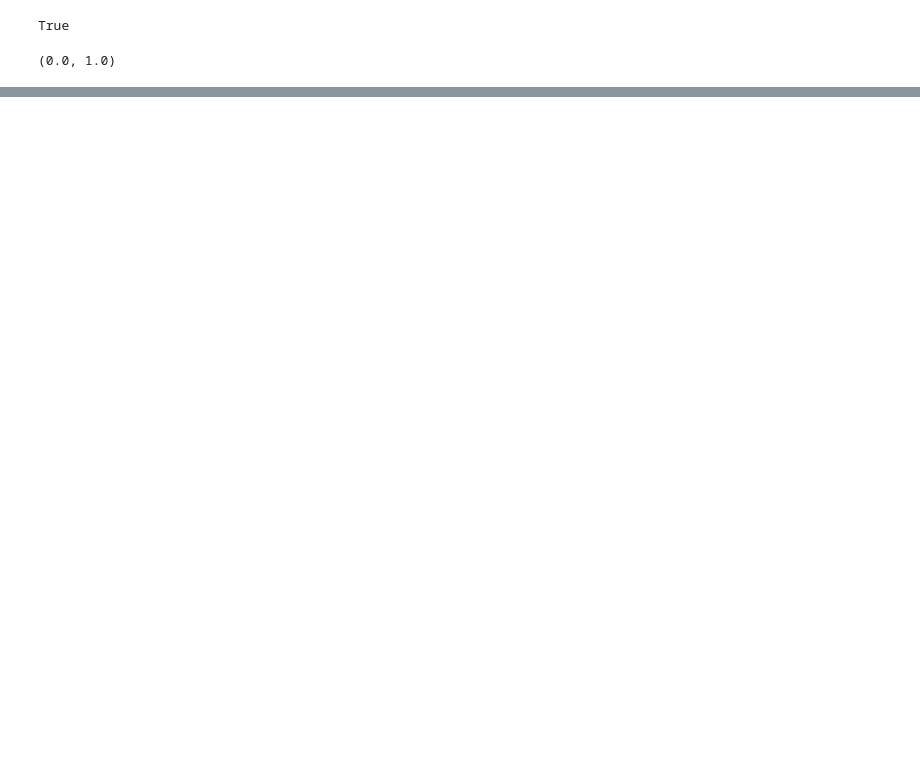
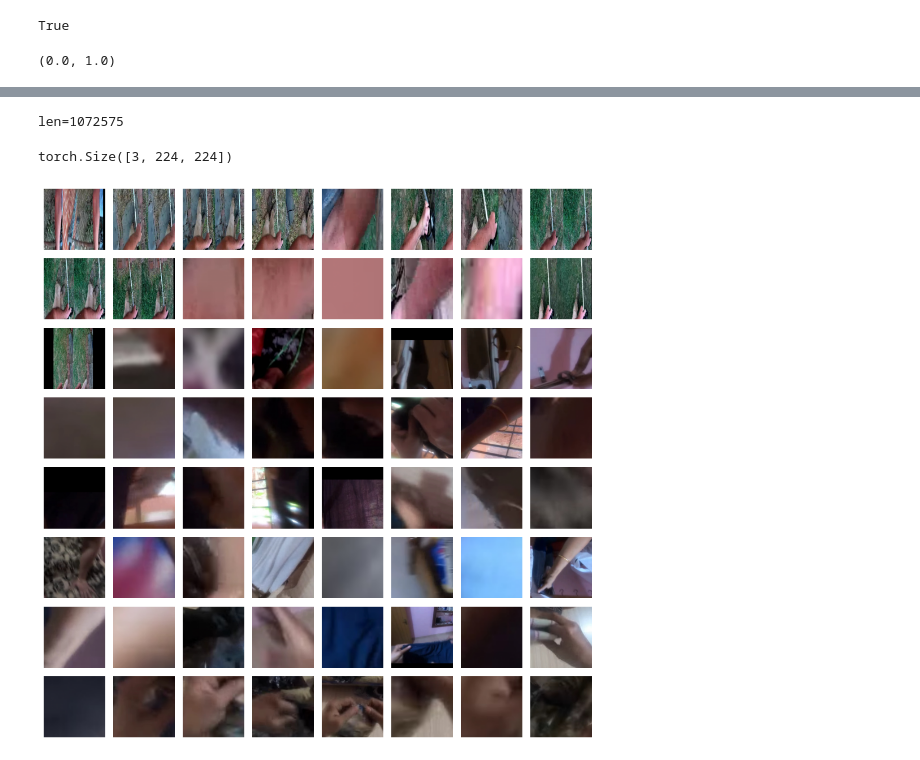
Before and after one commit to Mine268/TI-ViT, a Jupyter notebook: scripts/test_InterHand26M.ipynb, the cells around one changed output, grey strips where cells are left out. Saved outputs shown, nothing was run; the diff lists cells and outputs as text; code cells hidden in the pictures; blank space fills up the shorter version.

Commit message:
Ego4D dataset load image channel order error

```diff
--- a/scripts/test_InterHand26M.ipynb
+++ b/scripts/test_InterHand26M.ipynb
@@ -28,0 +36,48 @@ meta_info['rhand_bbox_valid'], meta_info['lhand_bbox_valid']
+# %%
+dataset = Ego4DHandImage(
+    r"/mnt/qnap/data/datasets/ego4d_hand_sep60",
+    224,
+    default_augment=False,
+    custom_transform=None
+)
+# %%
+import matplotlib.pyplot as plt
+
+print(f"len={len(dataset)}")
+
+dataset[0].shape
+# %% [output]
+len=1072575
+torch.Size([3, 224, 224])
+# %%
+import numpy as np
+
+def tensor_img_to_numpy(img):
+    img_np = img.detach().cpu().numpy()
+    img_np = img_np.transpose(1, 2, 0)
+    img_np = (255 * img_np).astype(np.uint8)
+    return img_np
+# %%
+N = 8
+fig, axes = plt.subplots(N, N, figsize=(10, 10))
+
+for i in range(N**2):
+    # 获取当前图像
+    image = dataset[1280 + i]
+    image = tensor_img_to_numpy(image)
+
+    # 计算当前图像在子图中的位置
+    row = i // N
+    col = i % N
+
+    # 显示图像
+    axes[row, col].imshow(image)
+    axes[row, col].axis('off')  # 关闭坐标轴
+
+# 调整子图间距
+plt.tight_layout()
+
+# 显示图像
+plt.show()
+# %% [output]
+[figure, added]
```
Also changed, not shown: parts of 3 cells of this notebook, 6 other files.
